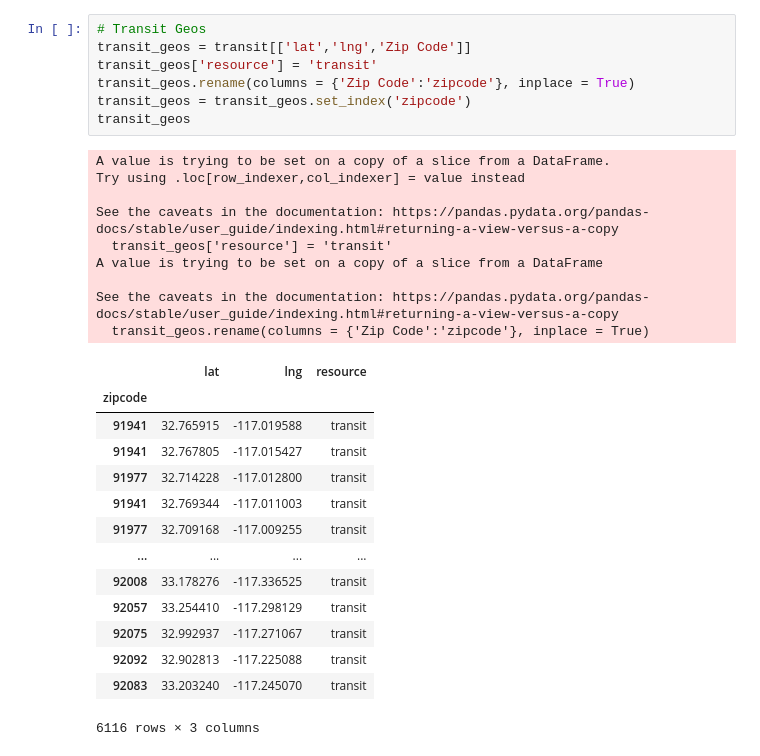
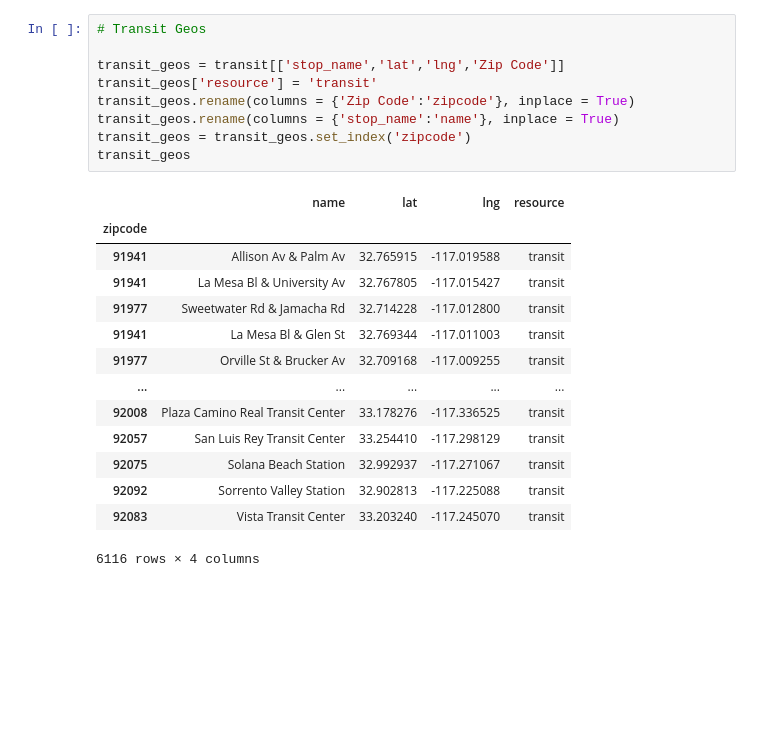
Before and after one commit to tsmtruong/final-project, a Jupyter notebook: clean_geo_all.ipynb, the cells around one changed output. Drawn from its saved outputs; the diff is of its cells as text; blank space fills up the shorter version.

```diff
--- a/clean_geo_all.ipynb
+++ b/clean_geo_all.ipynb
@@ -85,32 +120,25 @@ See the caveats in the documentation: https://pandas.pydata.org/pandas-docs/stab
 # %%
 # Transit Geos
-transit_geos = transit[['lat','lng','Zip Code']]
+
+transit_geos = transit[['stop_name','lat','lng','Zip Code']]
 transit_geos['resource'] = 'transit'
 transit_geos.rename(columns = {'Zip Code':'zipcode'}, inplace = True)
+transit_geos.rename(columns = {'stop_name':'name'}, inplace = True)
 transit_geos = transit_geos.set_index('zipcode')
 transit_geos
 # %% [output]
+|  | name | lat | lng | resource |
+| zipcode |  |  |  |  |
+| 91941 | Allison Av & Palm Av | 32.765915 | -117.019588 | transit |
+| 91941 | La Mesa Bl & University Av | 32.767805 | -117.015427 | transit |
+| 91977 | Sweetwater Rd & Jamacha Rd | 32.714228 | -117.012800 | transit |
+| 91941 | La Mesa Bl & Glen St | 32.769344 | -117.011003 | transit |
+| 91977 | Orville St & Brucker Av | 32.709168 | -117.009255 | transit |
+| ... | ... | ... | ... | ... |
+| 92008 | Plaza Camino Real Transit Center | 33.178276 | -117.336525 | transit |
+| 92057 | San Luis Rey Transit Center | 33.254410 | -117.298129 | transit |
+| 92075 | Solana Beach Station | 32.992937 | -117.271067 | transit |
+| 92092 | Sorrento Valley Station | 32.902813 | -117.225088 | transit |
+| 92083 | Vista Transit Center | 33.203240 | -117.245070 | transit |
-A value is trying to be set on a copy of a slice from a DataFrame.
-Try using .loc[row_indexer,col_indexer] = value instead
-
-See the caveats in the documentation: https://pandas.pydata.org/pandas-docs/stable/user_guide/indexing.html#returning-a-view-versus-a-copy
-  transit_geos['resource'] = 'transit'
-A value is trying to be set on a copy of a slice from a DataFrame
-
-See the caveats in the documentation: https://pandas.pydata.org/pandas-docs/stable/user_guide/indexing.html#returning-a-view-versus-a-copy
-  transit_geos.rename(columns = {'Zip Code':'zipcode'}, inplace = True)
+6116 rows × 4 columns
-|  | lat | lng | resource |
-| zipcode |  |  |  |
-| 91941 | 32.765915 | -117.019588 | transit |
-| 91941 | 32.767805 | -117.015427 | transit |
-| 91977 | 32.714228 | -117.012800 | transit |
-| 91941 | 32.769344 | -117.011003 | transit |
-| 91977 | 32.709168 | -117.009255 | transit |
-| ... | ... | ... | ... |
-| 92008 | 33.178276 | -117.336525 | transit |
-| 92057 | 33.254410 | -117.298129 | transit |
-| 92075 | 32.992937 | -117.271067 | transit |
-| 92092 | 32.902813 | -117.225088 | transit |
-| 92083 | 33.203240 | -117.245070 | transit |
-6116 rows × 3 columns
 # %%
```
Also changed, not shown: parts of 11 cells of this notebook, 1 other file.
